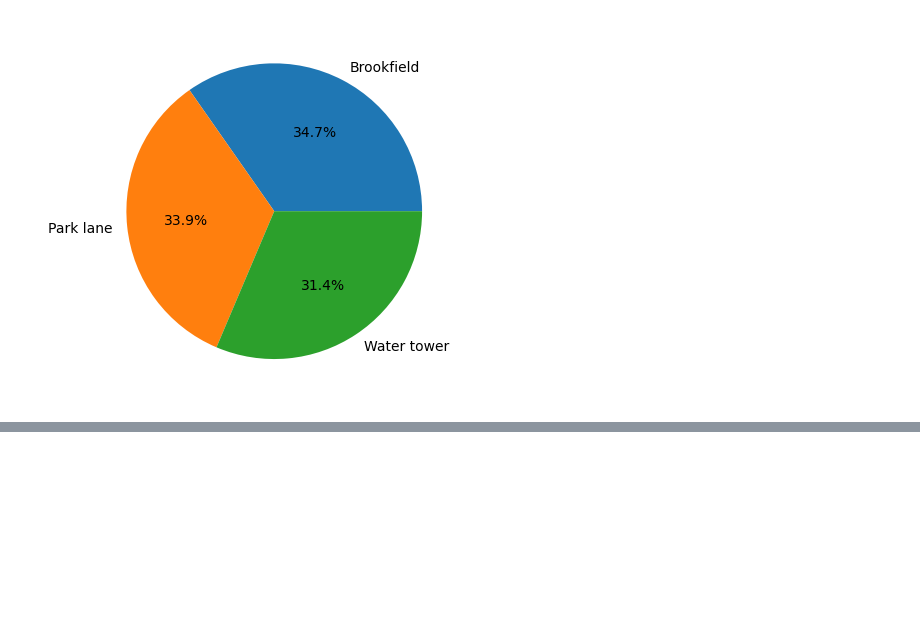
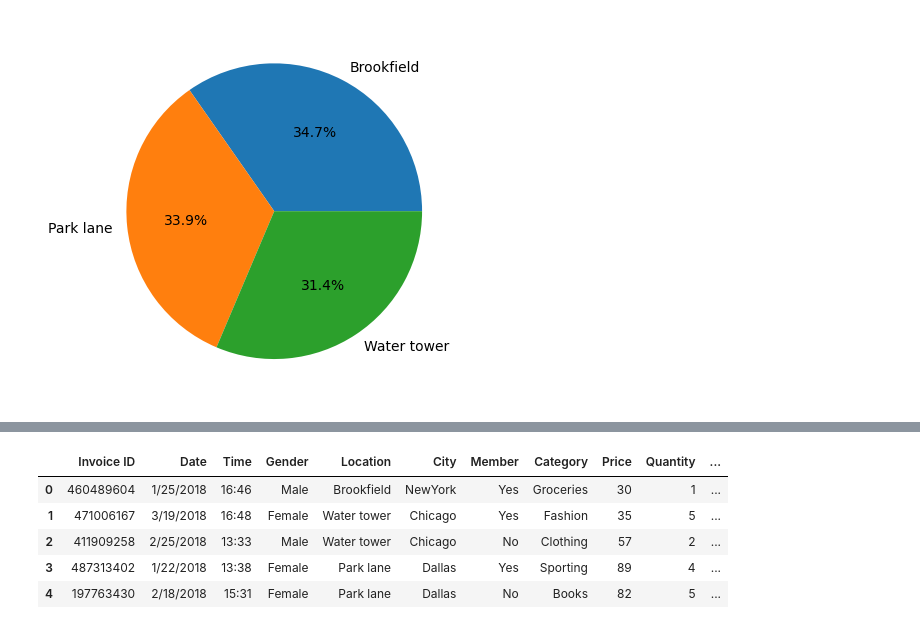
Before and after one commit to Joshi-kv/Sales_Analysis, a Jupyter notebook: supermarket_sales_analysis.ipynb, the cells around one changed output, grey strips where cells are left out. Drawn from its saved outputs; the diff is of its cells as text; code cells hidden in the pictures; blank space fills up the shorter version.

```diff
--- a/supermarket_sales_analysis.ipynb
+++ b/supermarket_sales_analysis.ipynb
@@ -195,0 +208,13 @@ gender_sales=data.groupby(['Gender','Location']).count()['Invoice ID']
+# %%
+#which day of month has more sales
+#adding a new column day by extracting day from date column
+data['Day']=pd.to_datetime(data['Date']).dt.day
+# %%
+data.head()
+# %% [output]
+|  | Invoice ID | Date | Time | Gender | Location | City | Member | Category | Price | Quantity | ... |
+| 0 | 460489604 | 1/25/2018 | 16:46 | Male | Brookfield | NewYork | Yes | Groceries | 30 | 1 | ... |
+| 1 | 471006167 | 3/19/2018 | 16:48 | Female | Water tower | Chicago | Yes | Fashion | 35 | 5 | ... |
+| 2 | 411909258 | 2/25/2018 | 13:33 | Male | Water tower | Chicago | No | Clothing | 57 | 2 | ... |
+| 3 | 487313402 | 1/22/2018 | 13:38 | Female | Park lane | Dallas | Yes | Sporting | 89 | 4 | ... |
+| 4 | 197763430 | 2/18/2018 | 15:31 | Female | Park lane | Dallas | No | Books | 82 | 5 | ... |
```
Also changed, not shown: parts of 3 cells of this notebook.
